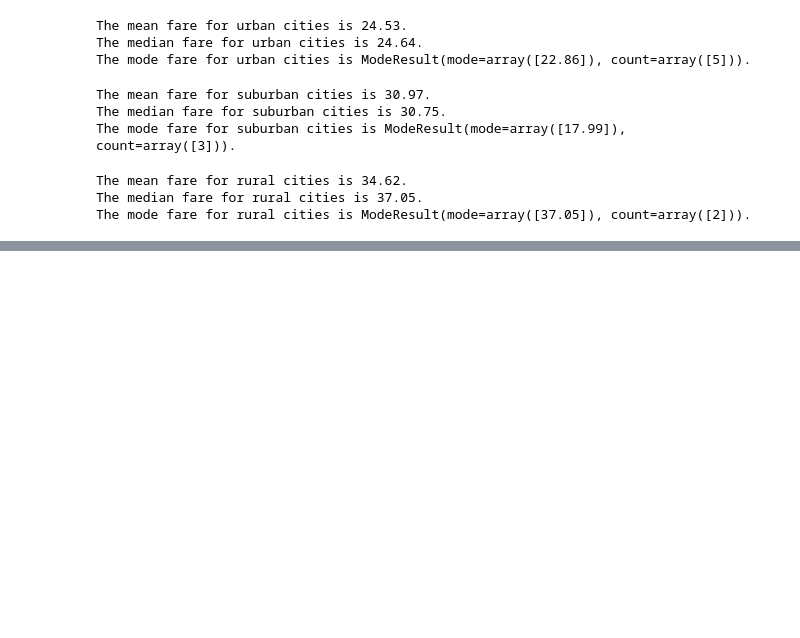
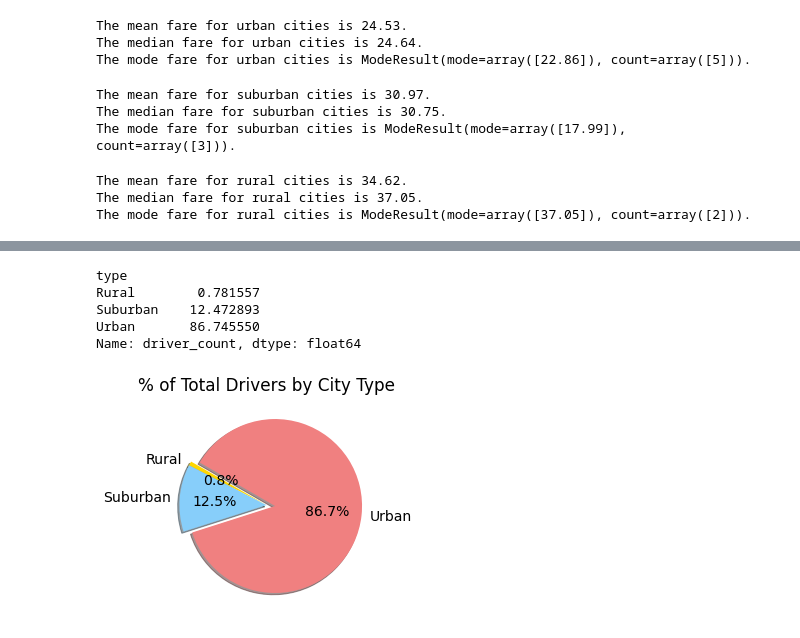
Before and after one commit to kowiak89/PyBer_Analysis, a Jupyter notebook: Pyber_Analysis.ipynb, the cells around one changed output, grey strips where cells are left out. Cells and saved outputs as stored; diff of their text form; code cells hidden in the pictures; blank space fills up the shorter version.

Commit message:
% of drivers pie chart

```diff
--- a/Pyber_Analysis.ipynb
+++ b/Pyber_Analysis.ipynb
@@ -792,0 +798,30 @@ mpl.rcParams['font.size'] = 14
+# %%
+# Get the number of drivers for each city type and the percent by city type
+
+driver_type_percentage = pyber_data_df.groupby(['type']).sum()['driver_count'] / pyber_data_df['driver_count'].sum() * 100
+driver_type_percentage
+# %% [output]
+type
+Rural        0.781557
+Suburban    12.472893
+Urban       86.745550
+Name: driver_count, dtype: float64
+# %%
+# Make the pie chart for driver count percentages based on city type
+plt.pie(driver_type_percentage,
+        labels=["Rural", "Suburban", "Urban"],
+       colors=["gold", "lightskyblue", "lightcoral"],
+       explode=[0, 0, 0.1],
+       autopct='%1.1f%%',
+       shadow=True, startangle=150)
+plt.title("% of Total Drivers by City Type")
+
+# Change the default font size from 10 to 14.
+mpl.rcParams['font.size'] = 14
+
+# Save Figure
+plt.savefig("Resources/Fig7.png")
+# Show Figure
+plt.show()
+# %% [output]
+[figure, added]
```
Also changed, not shown: parts of 50 cells of this notebook, 1 other file.
